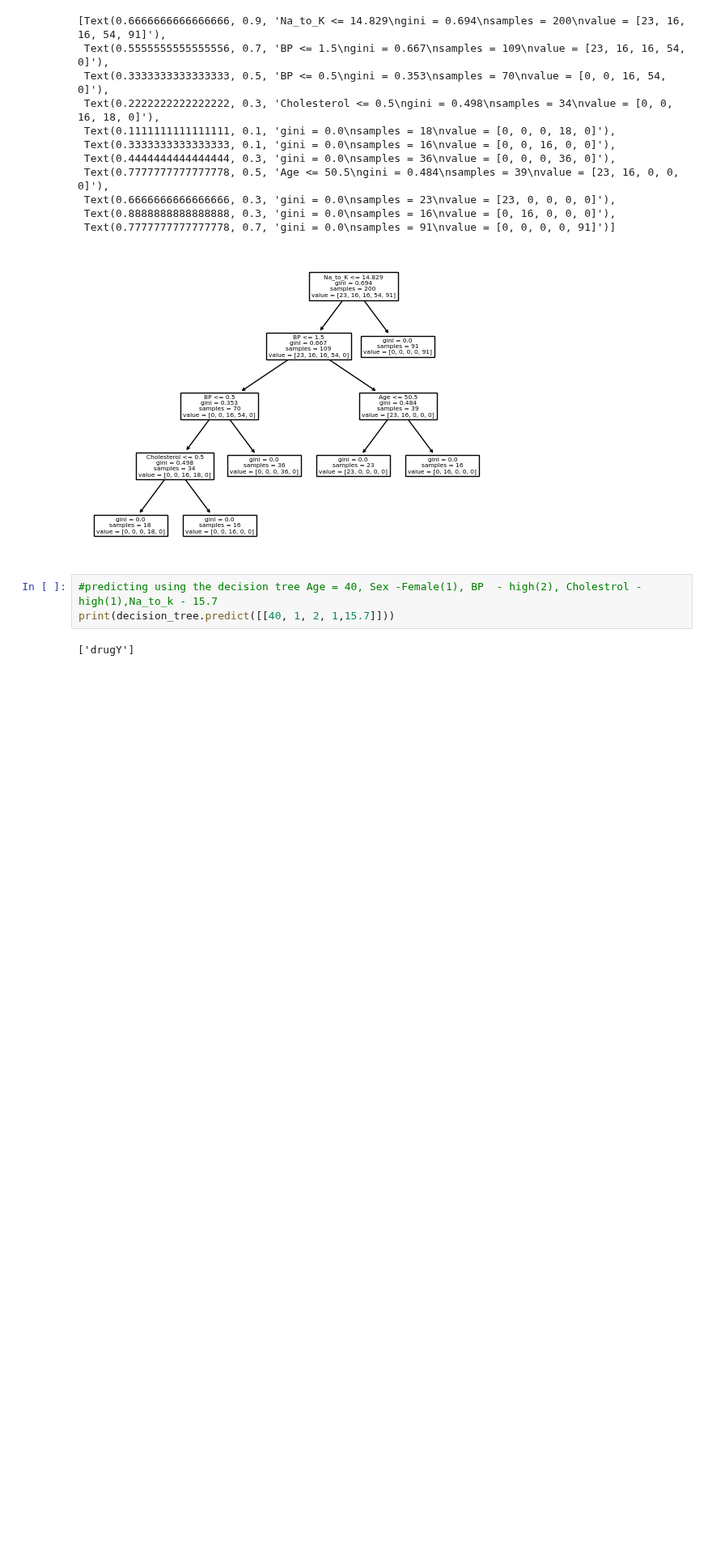
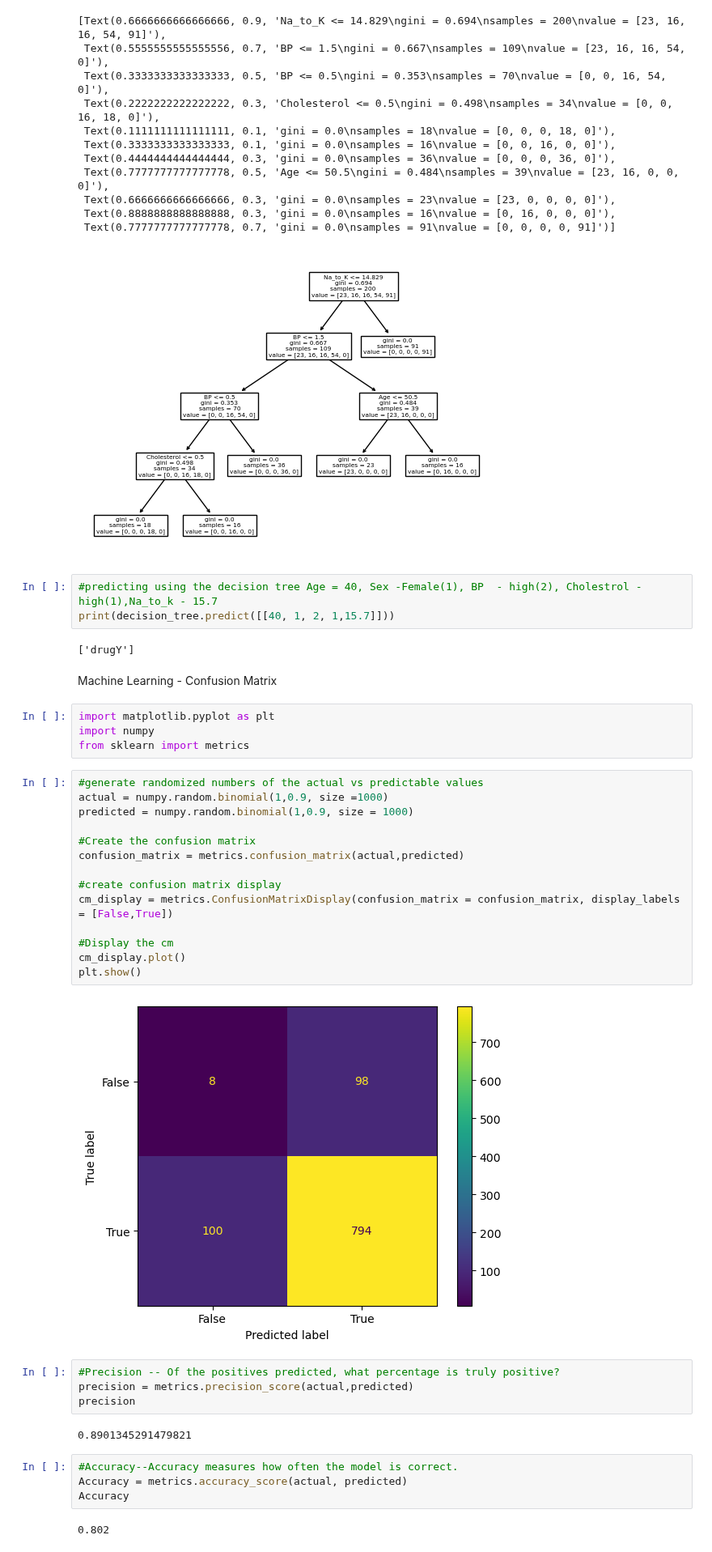
Before and after one commit to martinkilombe/Machine-Learning, a Jupyter notebook: ML intro/W3school.ipynb, the cells around one changed output. Shown at 81% size. Cells and saved outputs as stored; diff of their text form; blank space fills up the shorter version.

Commit message:
Confusion matrix and clustering

```diff
--- a/ML intro/W3school.ipynb
+++ b/ML intro/W3school.ipynb
@@ -392,3 +392,37 @@ tree.plot_tree(decision_tree, feature_names=features)
 print(decision_tree.predict([[40, 1, 2, 1,15.7]]))
 # %% [output]
 ['drugY']
+# %% [markdown]
+Machine Learning - Confusion Matrix
+# %%
+import matplotlib.pyplot as plt
+import numpy
+from sklearn import metrics
+# %%
+#generate randomized numbers of the actual vs predictable values
+actual = numpy.random.binomial(1,0.9, size =1000)
+predicted = numpy.random.binomial(1,0.9, size = 1000)
+
+#Create the confusion matrix
+confusion_matrix = metrics.confusion_matrix(actual,predicted)
+
+#create confusion matrix display
+cm_display = metrics.ConfusionMatrixDisplay(confusion_matrix = confusion_matrix, display_labels = [False,True])
+
+#Display the cm
+cm_display.plot()
+plt.show()
+# %% [output]
+[figure, added]
+# %%
+#Precision -- Of the positives predicted, what percentage is truly positive?
+precision = metrics.precision_score(actual,predicted)
+precision
+# %% [output]
+0.8901345291479821
+# %%
+#Accuracy--Accuracy measures how often the model is correct.
+Accuracy = metrics.accuracy_score(actual, predicted)
+Accuracy
+# %% [output]
+0.802
```
Also changed, not shown: parts of 13 cells of this notebook.
